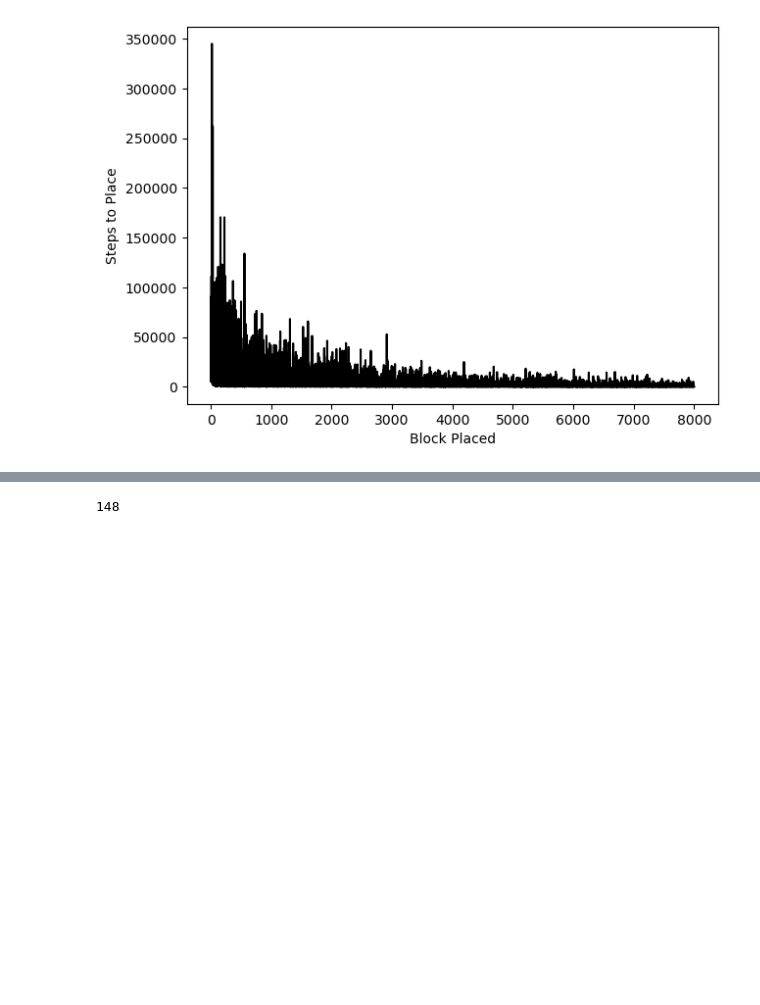
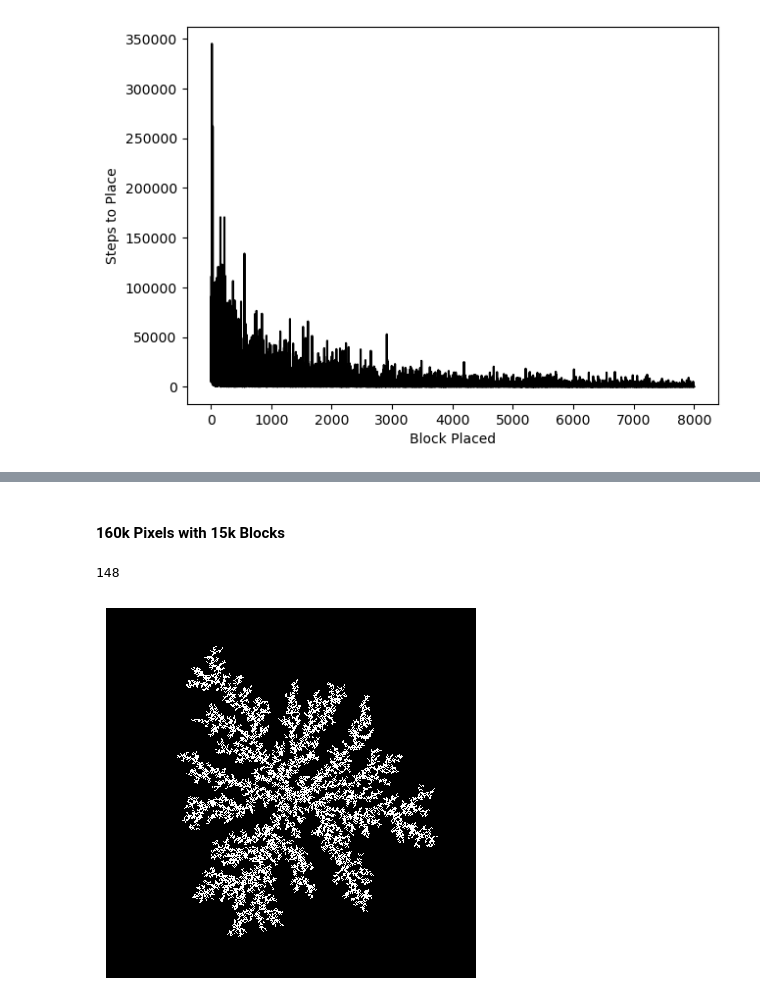
Before and after one commit to ericcblow/MiscMath, a Jupyter notebook: DiffusionLimitAggregation.ipynb, the cells around one changed output, grey strips where cells are left out. Saved outputs shown, nothing was run; the diff lists cells and outputs as text; code cells hidden in the pictures; blank space fills up the shorter version.

Commit message:
finished 160k pixel by 15k placed

```diff
--- a/DiffusionLimitAggregation.ipynb
+++ b/DiffusionLimitAggregation.ipynb
@@ -245,3 +246,27 @@ plt.show()
+# %% [markdown]
+#### 160k Pixels with 15k Blocks
 # %%
+# Read the data
+
+with open("./DLA/160kPixels15kBlocks.csv", mode="r") as file:
+    reader = csv.reader(file)
+    data1 = [list(map(float, row)) for row in reader]
+
+# Split into separate matrices
+isBlock = data1[:]
+
+with open("./DLA/160kPixels15kBlocks_info.csv", mode="r") as file:
+    reader = csv.reader(file)
+    data2 = [list(map(float, row)) for row in reader]
+
+attempt_arr = data2[0]
+timeWalked_arr = data2[1]
 # %% [output]
 148
+# %%
+plt.imshow(isBlock, cmap='gray', interpolation='nearest')
+plt.axis('off')
+plt.savefig('./DLA/160kPixels15kBlocks')
+plt.show()
+# %% [output]
+[figure, added]
```
Also changed, not shown: parts of 12 cells of this notebook, 6 other files.
